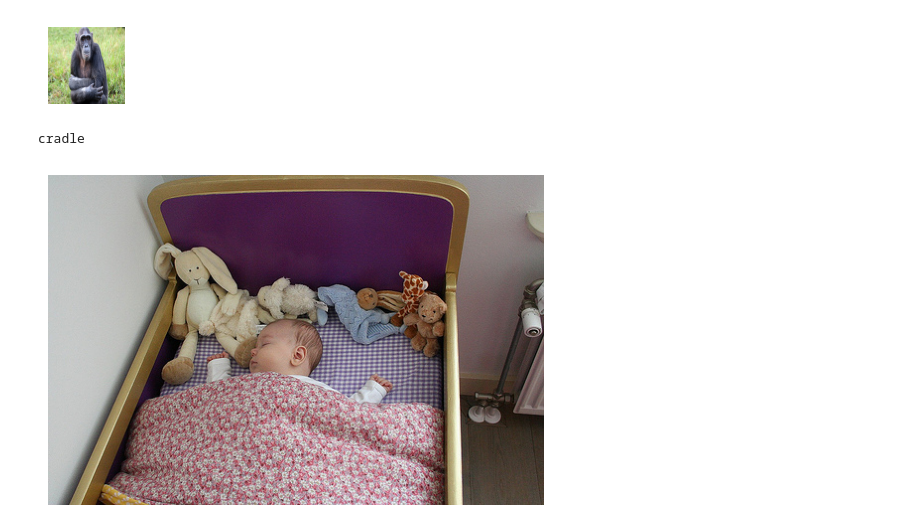
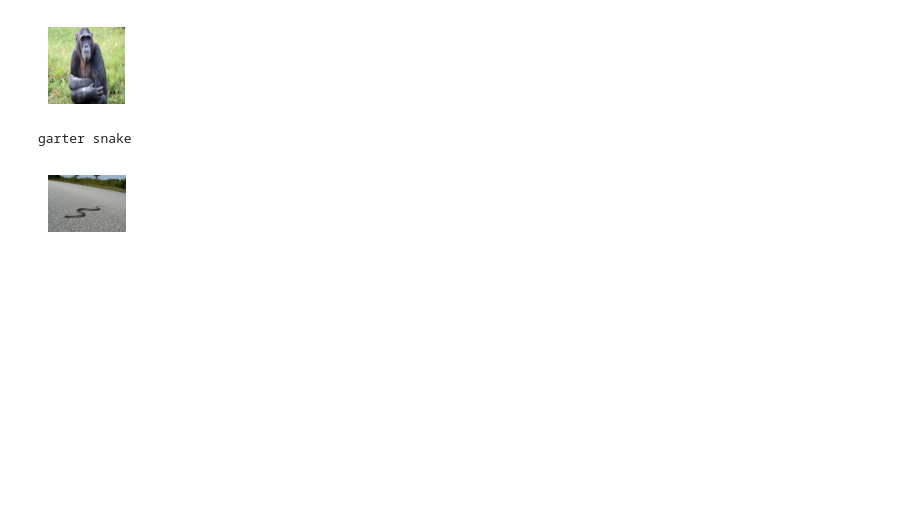
Before and after one commit to milan-kodali/clip, a Jupyter notebook: clip.ipynb, the cells around one changed output. Saved outputs shown, nothing was run; the diff lists cells and outputs as text; code cells hidden in the pictures; blank space fills up the shorter version.

Commit message:
Fix imagenet loader bugs

```diff
--- a/clip.ipynb
+++ b/clip.ipynb
@@ -966,42 +966,41 @@ class ImageNetLoader:
         self.label_path = os.path.join(self.imagenet_dir, f'val_ground_truth.txt')
         self.class_map_path = os.path.join(self.imagenet_dir, 'class_map.txt')
 
-        self.labels, self.class_map = [], []
-        with open(label_path, 'r') as f:
-            labels = f.read().splitlines()
-            labels
-        with open(class_map_path, 'r') as f:
+        self.labels, self.class_map = [], {}
+        with open(self.label_path, 'r') as f:
+            self.labels = f.read().splitlines()
+        with open(self.class_map_path, 'r') as f:
             class_map_raw = f.read().splitlines()
-            class_map = {}
             for line in class_map_raw:
                 id, idx, name = line.split()
                 name = name.replace("_", " ")
-                class_map[int(idx)] = name
+                self.class_map[int(idx)] = name
 
     def get_class_name(self, idx=1):
         assert 0 < idx <= 50000, "idx must be between 1 and 50000"
         return self.class_map[int(self.labels[idx-1])] # 0-indexed
 
     def get_pair(self, idx=1):
         assert 0 < idx <= 50000, "idx must be between 1 and 50000"
         img_path = os.path.join(self.imagenet_dir, 'val', f'ILSVRC2012_val_{idx:08d}.JPEG')
 
         img = Image.open(img_path)
-        label = get_class_name(idx)
+        label = self.get_class_name(idx)
 
         return img, label
 
     def show_imagenet_pair(self, idx=1):
         img, label = self.get_pair(idx)
 
         print(label)
+        plt.figure(figsize=(1, 1))
         plt.imshow(img)
         plt.axis("off")
         plt.show()
 
 
 imagenet = ImageNetLoader()
-imagenet.show_imagenet_pair(5)
+imagenet.show_imagenet_pair(6)
 # %% [output]
-cradle
+garter snake
-[figure, old version]
+[figure, new version]
```
Also changed, not shown: parts of 2 cells of this notebook.
